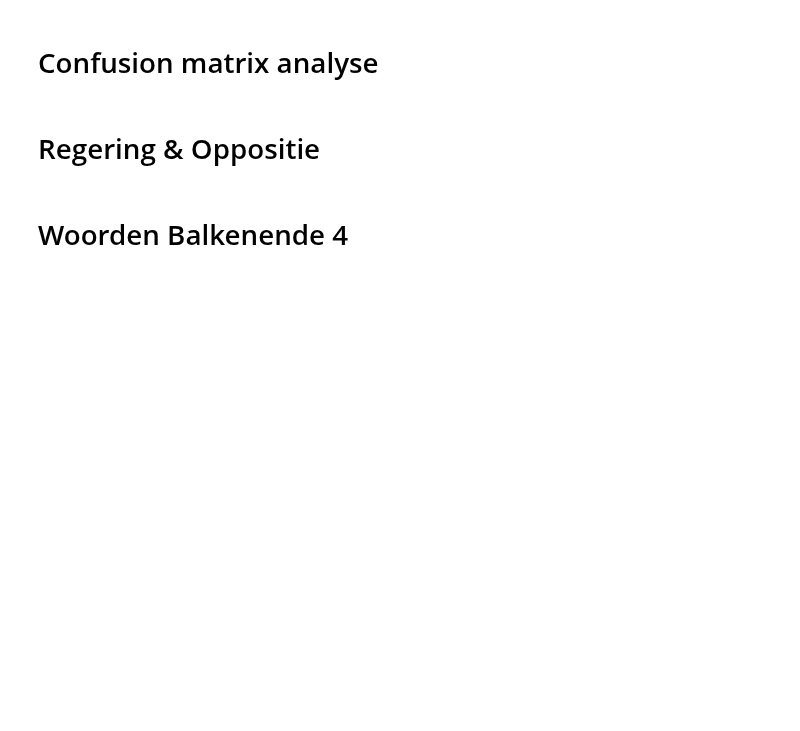
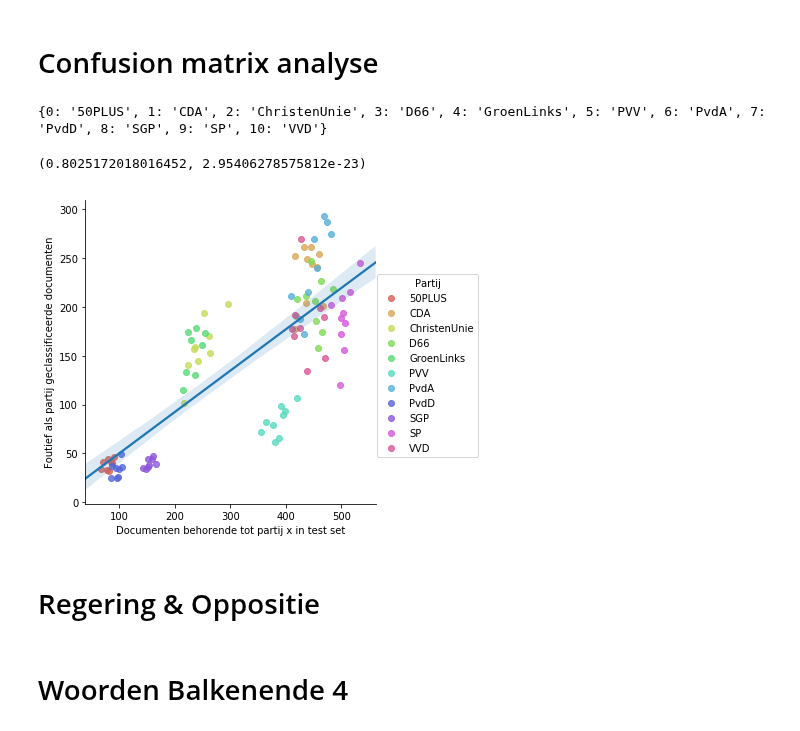
Before and after one commit to jaspervanderheide/Scriptie-Sprekers-TK, a Jupyter notebook: CompleteNotebook.ipynb, the cells around one changed output. Saved outputs shown, nothing was run; the diff lists cells and outputs as text; code cells hidden in the pictures; blank space fills up the shorter version.

```diff
--- a/CompleteNotebook.ipynb
+++ b/CompleteNotebook.ipynb
@@ -185,7 +185,7 @@ for name, pipe in models_dict.items():
     else:
         text = list(df.stemmed_text)
 
-    gs = GridSearchCVProgressBar(pipe, params_dict[name], cv=5, scoring=scoring, refit = False, return_train_score = False, n_jobs=5)
+    gs = GridSearchCVProgressBar(pipe, params_dict[name], cv=5, scoring=scoring, refit = False, return_train_score = False, n_jobs=-1)
     gs.fit(text, df.party)
     rows = pd.DataFrame(gs.cv_results_)
     # https://stackoverflow.com/questions/38231591/splitting-dictionary-list-inside-a-pandas-column-into-separate-columns
@@ -381,15 +448,18 @@ for i in tqdm(range(10)):
 # %%
 (keys,values) = zip(*g.items())
 party, keys = zip(*keys)
 keys = pd.Series(keys,name="Documenten behorende tot partij x in test set")
 values = pd.Series(values,name="Foutief als partij geclassificeerde documenten")
-party = pd.Series(party,name="Partij")
-o = sns.lmplot(x='Documenten behorende tot partij x in test set', y='Foutief als partij geclassificeerde documenten', hue='Partij', data=pd.concat([keys, values, party], axis=1),fit_reg=False)
-ax = sns.regplot(keys, values, scatter=False, ax=g.axes[0, 0])
-#sns.regplot(x="sepal_length", y="sepal_width", data=iris, scatter=False, ax=g.axes[0, 0])
+party = pd.Series(party,name="Partij").replace(dict(enumerate(sorted(df.party.unique()))))
+o = sns.lmplot(x='Documenten behorende tot partij x in test set', y='Foutief als partij geclassificeerde documenten', hue='Partij', data=pd.concat([keys, values, party], axis=1),fit_reg=False, palette=sns.color_palette("hls", 11))
+ax = sns.regplot(keys, values, scatter=False, ax=o.axes[0, 0])
 fig = ax.get_figure()
 fig.savefig('Verslag/Tables/Correlation.png')
 scipy.stats.pearsonr(keys,values)
+# %% [output]
+{0: '50PLUS', 1: 'CDA', 2: 'ChristenUnie', 3: 'D66', 4: 'GroenLinks', 5: 'PVV', 6: 'PvdA', 7: 'PvdD', 8: 'SGP', 9: 'SP', 10: 'VVD'}
+(0.8025172018016452, 2.95406278575812e-23)
+[figure, added]
 # %%
 # Dit gebruiken
 ax = sns.distplot(list(chain.from_iterable(o)),kde=False)
```
Also changed, not shown: parts of 7 cells of this notebook, 9 other files.
